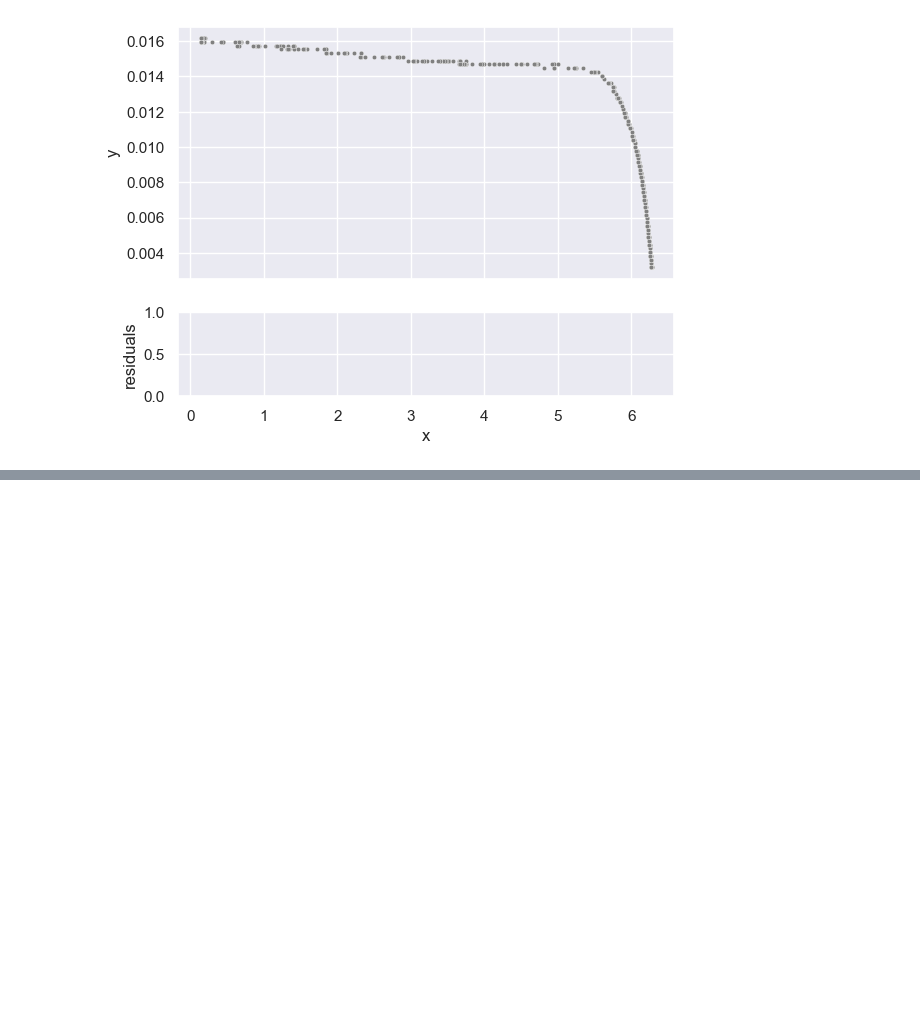
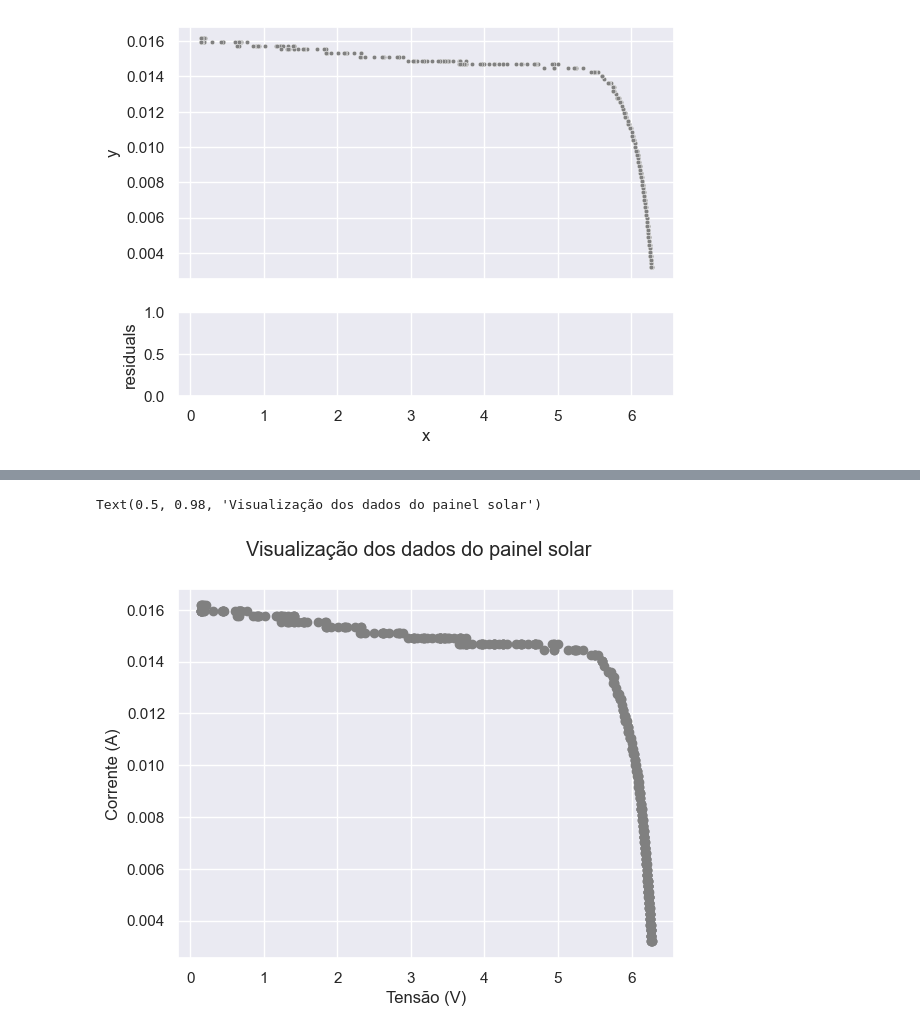
Before and after one commit to ivfreire/lab_3, a Jupyter notebook: Experimento 1/Atividade 3/análise.ipynb, the cells around one changed output, grey strips where cells are left out. Drawn from its saved outputs; the diff is of its cells as text; code cells hidden in the pictures; blank space fills up the shorter version.

```diff
--- a/Experimento 1/Atividade 3/análise.ipynb
+++ b/Experimento 1/Atividade 3/análise.ipynb
@@ -216,0 +323,8 @@ TypeError: chisquare() missing 1 required positional argument: 'sigma'
+# %%
+plt.scatter(df_painel['Tensão'], df_painel['Corrente'],color='gray')
+plt.xlabel('Tensão (V)')
+plt.ylabel('Corrente (A)')
+plt.suptitle('Visualização dos dados do painel solar')
+# %% [output]
+Text(0.5, 0.98, 'Visualização dos dados do painel solar')
+[figure, added]
```
Also changed, not shown: parts of 34 cells of this notebook.
